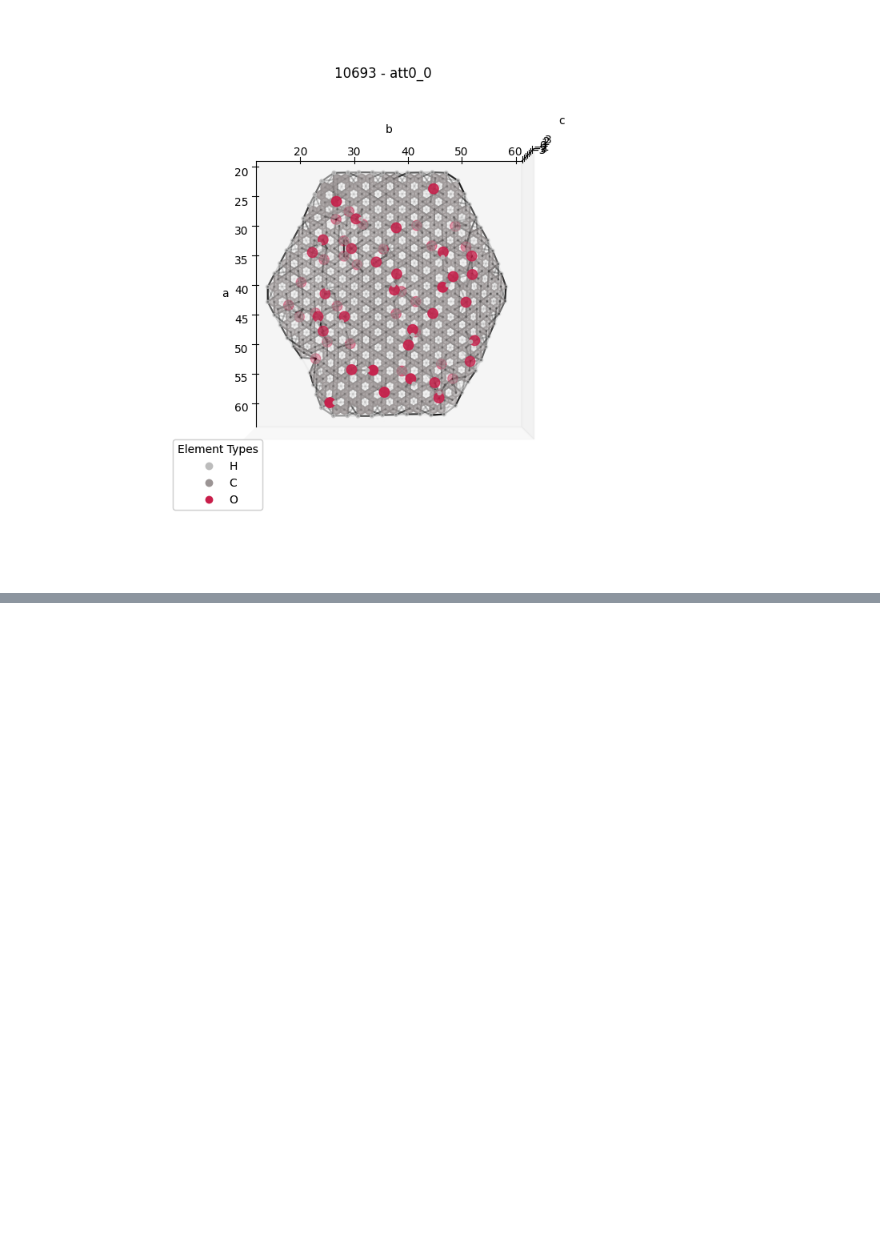
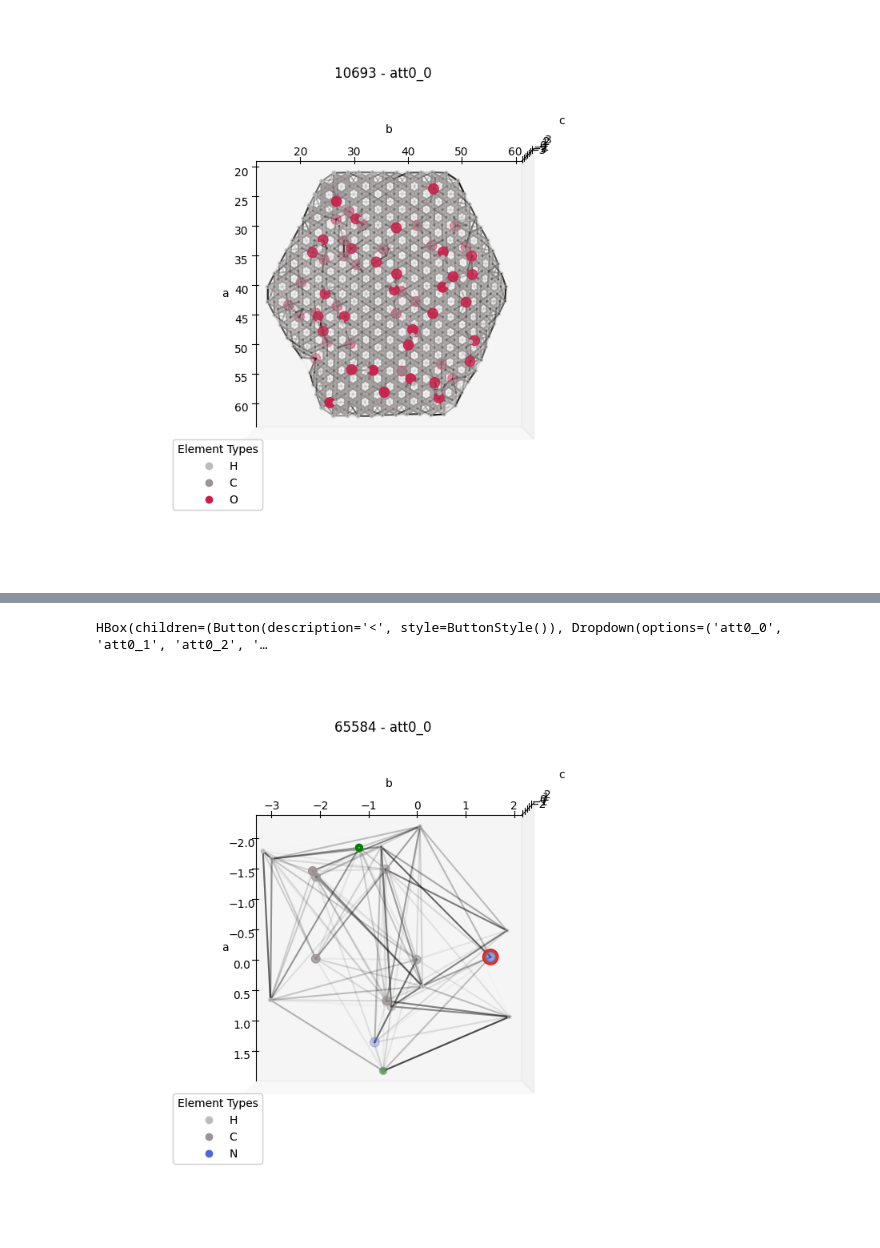
Before and after one commit to Curtaz/MaMoMo, a Jupyter notebook: node_prediction.ipynb, the cells around one changed output, grey strips where cells are left out. Cells and saved outputs as stored; diff of their text form; code cells hidden in the pictures; blank space fills up the shorter version.

```diff
--- a/node_prediction.ipynb
+++ b/node_prediction.ipynb
@@ -568,0 +659,4 @@ HBox(children=(Button(description='<', style=ButtonStyle()), Dropdown(options=('
+# %%
+idx = np.random.randint(len(graphs))
+g = graphs[idx]
+getView(g).show()
@@ -569,2 +665,19 @@ HBox(children=(Button(description='<', style=ButtonStyle()), Dropdown(options=('
+# %%
+model = model.to('cpu')
+g = g.to('cpu')
+with torch.no_grad():
+    node_types = g.ndata['node_type']
+    nfeats,mask = mask_labels(node_types)
+    efeats = transform(g.edata['bond_dist'])
+    logits,attns = compute_attentions(model.net,g,nfeats,efeats)
+
+if True:
+    display_selector(g,attns,f'{graphs_ids[idx]}',mask,logits.argmax(dim=1))
+
+else:
+    display_attn_grid(g,attns,f'{graphs_ids[idx]}',mask,logits.argmax(dim=1))
+# %% [output]
+HBox(children=(Button(description='<', style=ButtonStyle()), Dropdown(options=('att0_0', 'att0_1', 'att0_2', '…
+[figure, added]
 # %%
 del graphs, dataset, target_dict
```
Also changed, not shown: parts of 20 cells of this notebook, 4 other files.
